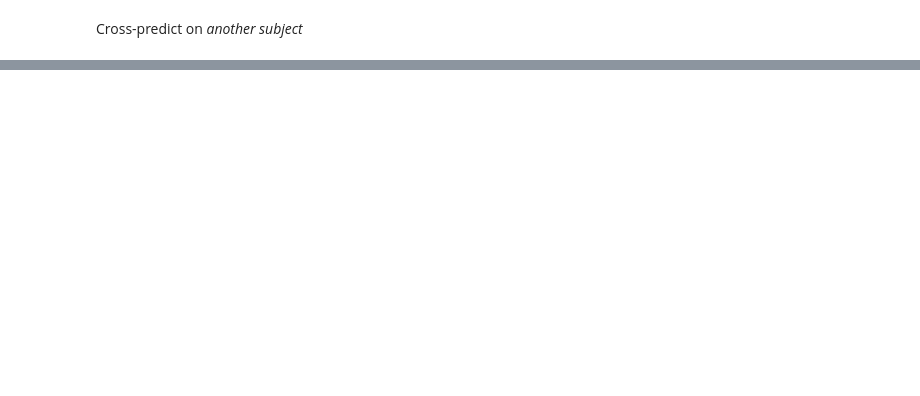
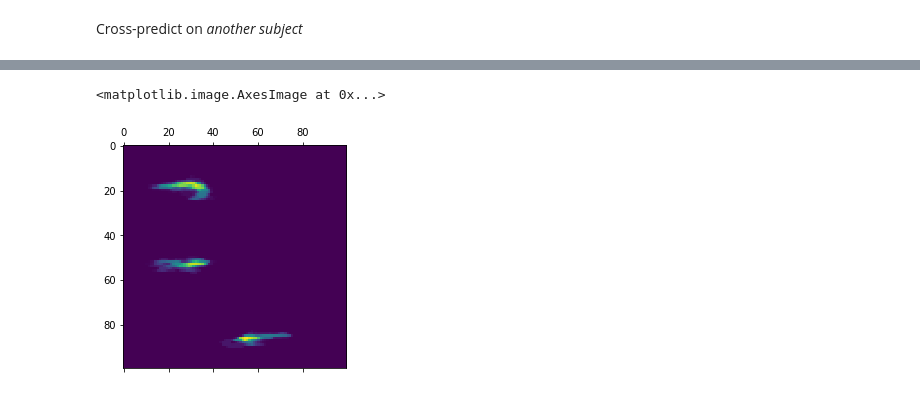
Before and after one commit to uw-biomedical-ml/bundlenet, a Jupyter notebook: dipy-subjects.ipynb, the cells around one changed output, grey strips where cells are left out. Saved outputs shown, nothing was run; the diff lists cells and outputs as text; code cells hidden in the pictures; blank space fills up the shorter version.

```diff
--- a/dipy-subjects.ipynb
+++ b/dipy-subjects.ipynb
@@ -325,0 +315,8 @@ plt.legend(loc="upper left")
+# %%
+atlas_loaded = db.from_sequence([bundle_files[11]]).map(bn.read_sl).compute()
+atlas_streamlines_processed = db.from_sequence(atlas_loaded).map(bn.process_sl,100,vol_shape,size_slimage).compute()
+tmp = atlas_streamlines_processed[0]
+plt.matshow(np.squeeze(np.sum(tmp,axis=0)))
+# %% [output]
+<matplotlib.image.AxesImage at 0x...>
+[figure, added]
```
Also changed, not shown: parts of 15 cells of this notebook.
